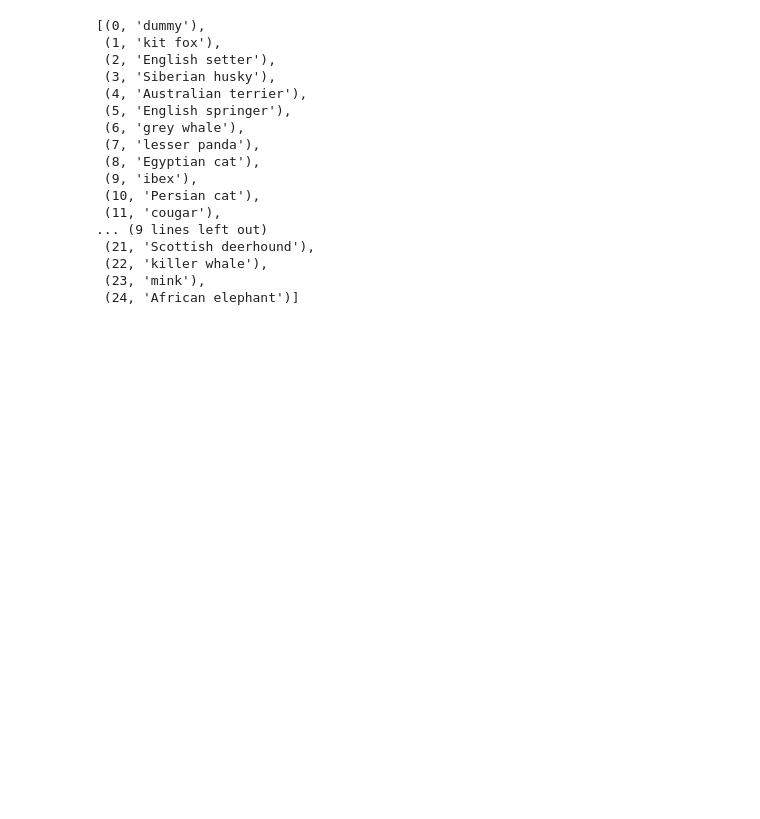
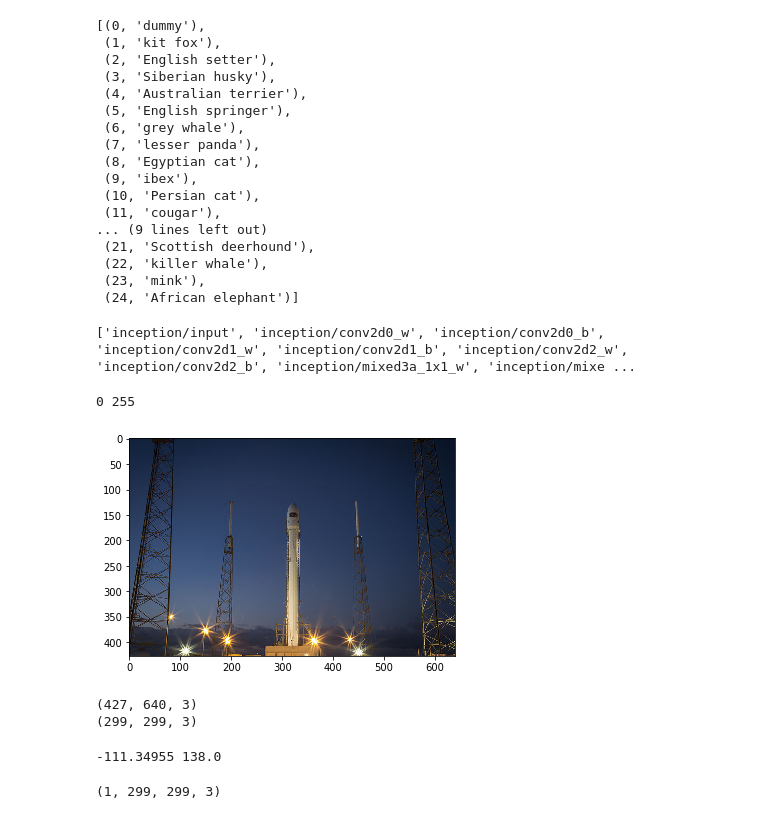
Before and after one commit to jaynilpatel/image-recognition, a Jupyter notebook: image-recognition.ipynb, the cells around one changed output. Drawn from its saved outputs; the diff is of its cells as text; code cells hidden in the pictures; blank space fills up the shorter version.

Commit message:
adds prediction for a given image

```diff
--- a/image-recognition.ipynb
+++ b/image-recognition.ipynb
@@ -35,3 +32,9 @@ net['labels'][:25]
  (22, 'killer whale'),
  (23, 'mink'),
  (24, 'African elephant')]
+# %%
+g = tf.get_default_graph()
+names = [op.name for op in g.get_operations()]
+print(names)
+# %% [output]
+['inception/input', 'inception/conv2d0_w', 'inception/conv2d0_b', 'inception/conv2d1_w', 'inception/conv2d1_b', 'inception/conv2d2_w', 'inception/conv2d2_b', 'inception/mixed3a_1x1_w', 'inception/mixe ...
@@ -37,0 +47,24 @@ net['labels'][:25]
+# %%
+from skimage.data import rocket
+og = rocket()
+plt.imshow(og)
+print(og.min(), og.max())
+# %% [output]
+0 255
+[figure, added]
+# %%
+img = inception.preprocess(og)
+print(og.shape)
+print(img.shape)
+# %% [output]
+(427, 640, 3)
+(299, 299, 3)
+# %%
+print(img.min(), img.max())
+# %% [output]
+-111.34955 138.0
+# %%
+img_4d = img[np.newaxis] # converting 3d array to 4d by adding 1 more dimension
+print(img_4d.shape)
+# %% [output]
+(1, 299, 299, 3)
```
Also changed, not shown: parts of 8 cells of this notebook, 2 other files.
